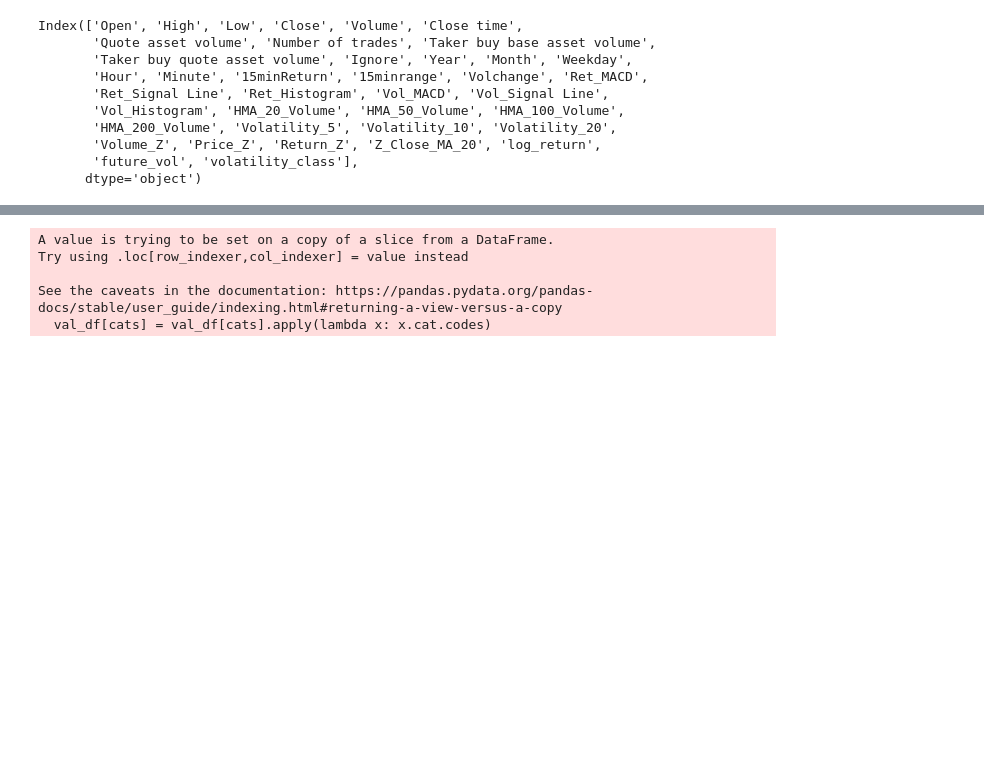
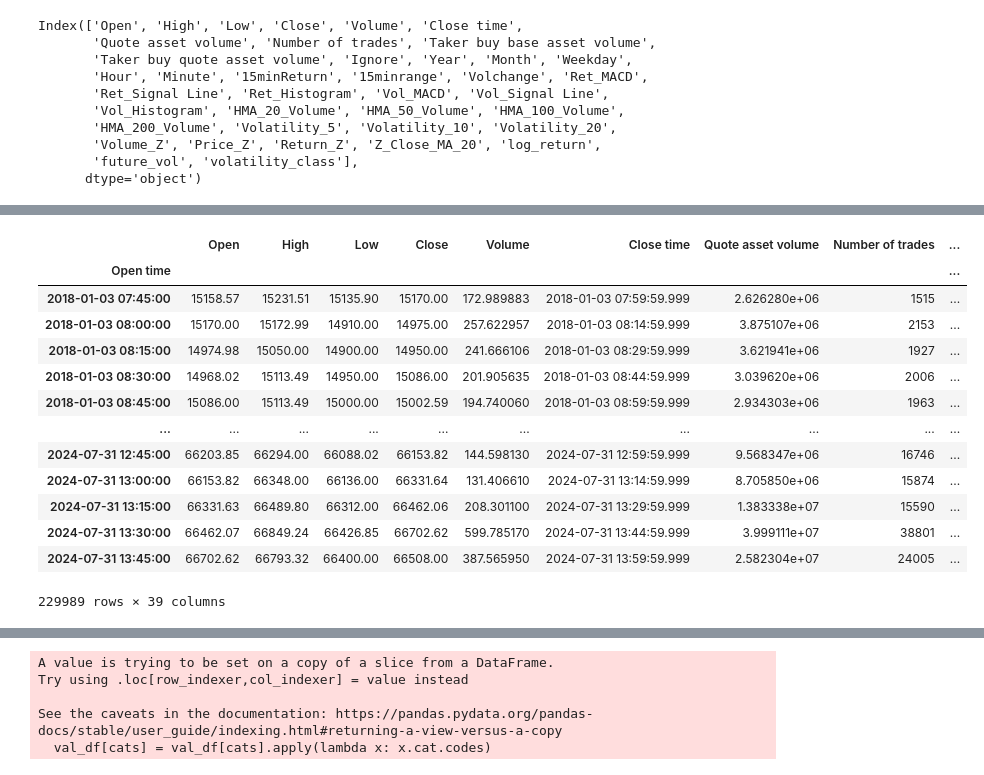
Before and after one commit to WRTeng/BVIX-Predictor, a Jupyter notebook: notebooks/3Trial.ipynb, the cells around one changed output, grey strips where cells are left out. Cells and saved outputs as stored; diff of their text form; code cells hidden in the pictures; blank space fills up the shorter version.

```diff
--- a/notebooks/3Trial.ipynb
+++ b/notebooks/3Trial.ipynb
@@ -152,3 +150,5 @@ Index(['Open', 'High', 'Low', 'Close', 'Volume', 'Close time',
        'Volume_Z', 'Price_Z', 'Return_Z', 'Z_Close_MA_20', 'log_return',
        'future_vol', 'volatility_class'],
       dtype='object')
+# %%
+df1 = df.iloc[:230000].copy()
@@ -154,0 +171,17 @@ Index(['Open', 'High', 'Low', 'Close', 'Volume', 'Close time',
+# %%
+df1
+# %% [output]
+|  | Open | High | Low | Close | Volume | Close time | Quote asset volume | Number of trades | ... |
+| Open time |  |  |  |  |  |  |  |  | ... |
+| 2018-01-03 07:45:00 | 15158.57 | 15231.51 | 15135.90 | 15170.00 | 172.989883 | 2018-01-03 07:59:59.999 | 2.626280e+06 | 1515 | ... |
+| 2018-01-03 08:00:00 | 15170.00 | 15172.99 | 14910.00 | 14975.00 | 257.622957 | 2018-01-03 08:14:59.999 | 3.875107e+06 | 2153 | ... |
+| 2018-01-03 08:15:00 | 14974.98 | 15050.00 | 14900.00 | 14950.00 | 241.666106 | 2018-01-03 08:29:59.999 | 3.621941e+06 | 1927 | ... |
+| 2018-01-03 08:30:00 | 14968.02 | 15113.49 | 14950.00 | 15086.00 | 201.905635 | 2018-01-03 08:44:59.999 | 3.039620e+06 | 2006 | ... |
+| 2018-01-03 08:45:00 | 15086.00 | 15113.49 | 15000.00 | 15002.59 | 194.740060 | 2018-01-03 08:59:59.999 | 2.934303e+06 | 1963 | ... |
+| ... | ... | ... | ... | ... | ... | ... | ... | ... | ... |
+| 2024-07-31 12:45:00 | 66203.85 | 66294.00 | 66088.02 | 66153.82 | 144.598130 | 2024-07-31 12:59:59.999 | 9.568347e+06 | 16746 | ... |
+| 2024-07-31 13:00:00 | 66153.82 | 66348.00 | 66136.00 | 66331.64 | 131.406610 | 2024-07-31 13:14:59.999 | 8.705850e+06 | 15874 | ... |
+| 2024-07-31 13:15:00 | 66331.63 | 66489.80 | 66312.00 | 66462.06 | 208.301100 | 2024-07-31 13:29:59.999 | 1.383338e+07 | 15590 | ... |
+| 2024-07-31 13:30:00 | 66462.07 | 66849.24 | 66426.85 | 66702.62 | 599.785170 | 2024-07-31 13:44:59.999 | 3.999111e+07 | 38801 | ... |
+| 2024-07-31 13:45:00 | 66702.62 | 66793.32 | 66400.00 | 66508.00 | 387.565950 | 2024-07-31 13:59:59.999 | 2.582304e+07 | 24005 | ... |
+229989 rows × 39 columns
```
Also changed, not shown: parts of 4 cells of this notebook, 5 other files.
